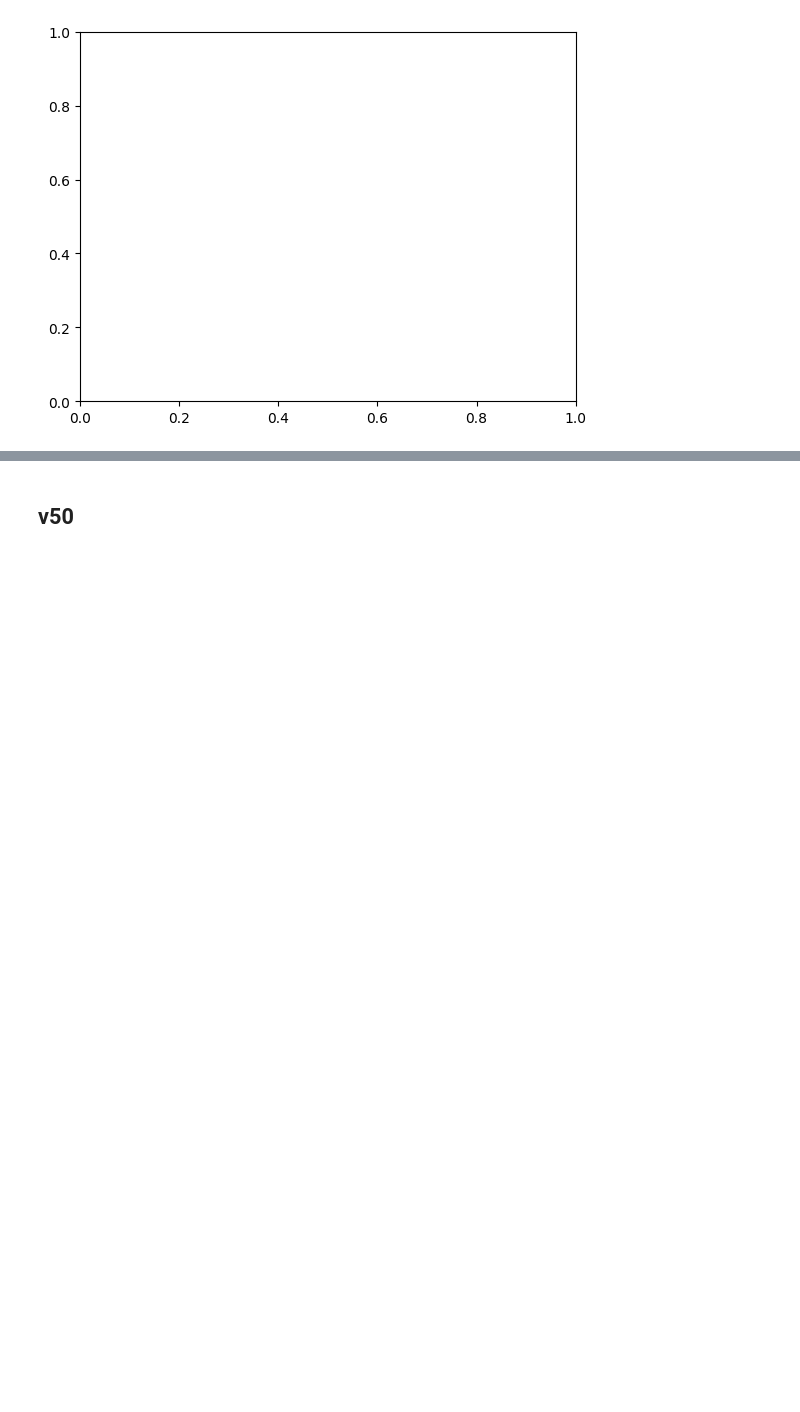
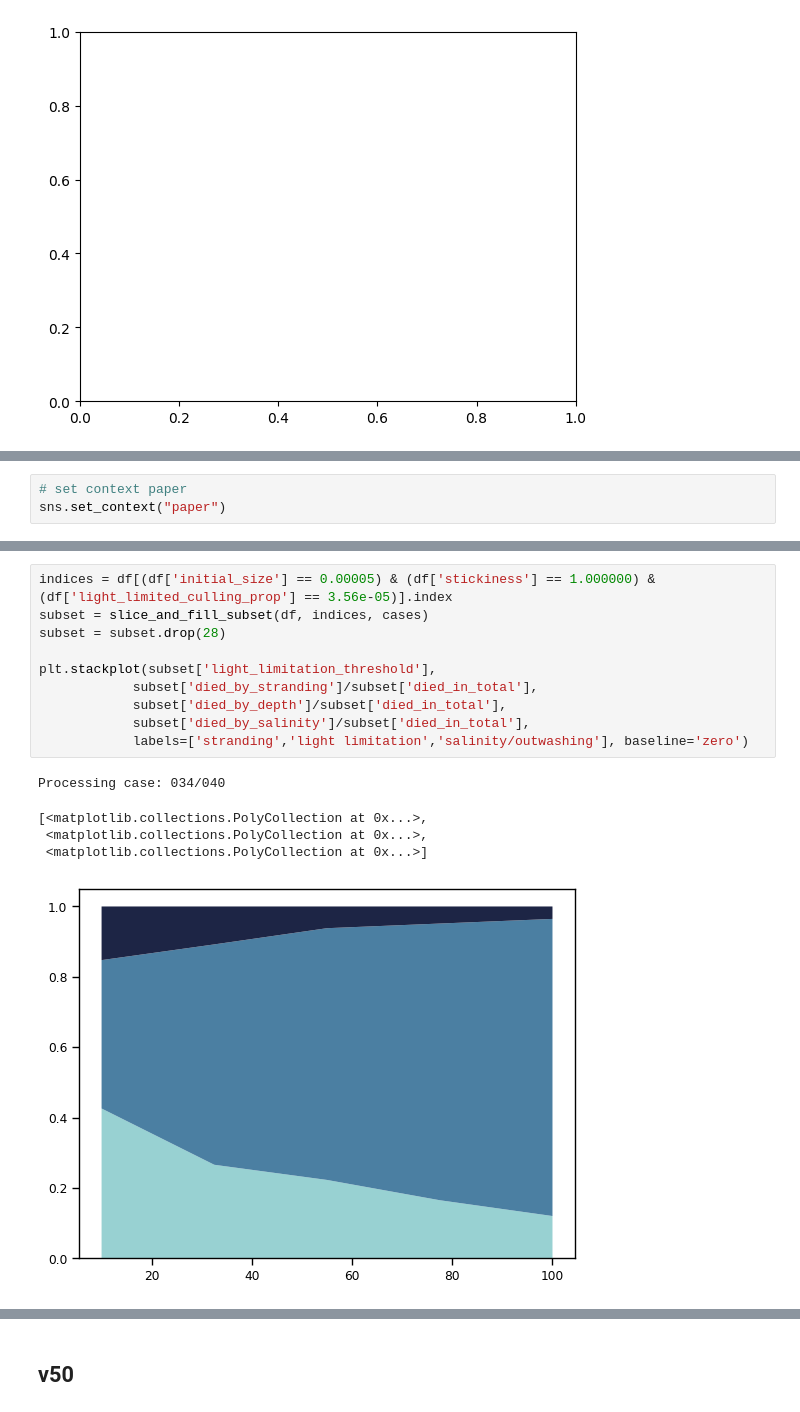
Before and after one commit to 465b/oceantracker, a Jupyter notebook: experiments/collapse/2023-v04/collapse_paper_plots.ipynb, the cells around one changed output, grey strips where cells are left out. Drawn from its saved outputs; the diff is of its cells as text; blank space fills up the shorter version.

```diff
--- a/experiments/collapse/2023-v04/collapse_paper_plots.ipynb
+++ b/experiments/collapse/2023-v04/collapse_paper_plots.ipynb
@@ -109,3 +91,6 @@ def read_key_params_from_cases(cases):
         df.loc[ii] = [initial_size, stickiness, light_limitation_threshold, light_limited_culling_prop]
 
     return df
+# %%
+# set context paper
+sns.set_context("paper")
@@ -111,0 +151,16 @@ def read_key_params_from_cases(cases):
+# %%
+indices = df[(df['initial_size'] == 0.00005) & (df['stickiness'] == 1.000000) & (df['light_limited_culling_prop'] == 3.56e-05)].index
+subset = slice_and_fill_subset(df, indices, cases)
+subset = subset.drop(28)
+
+plt.stackplot(subset['light_limitation_threshold'],
+            subset['died_by_stranding']/subset['died_in_total'],
+            subset['died_by_depth']/subset['died_in_total'],
+            subset['died_by_salinity']/subset['died_in_total'],
+            labels=['stranding','light limitation','salinity/outwashing'], baseline='zero')
+# %% [output]
+Processing case: 034/040
+[<matplotlib.collections.PolyCollection at 0x...>,
+ <matplotlib.collections.PolyCollection at 0x...>,
+ <matplotlib.collections.PolyCollection at 0x...>]
+[figure, added]
```
Also changed, not shown: parts of 11 cells of this notebook, 2 other files.
